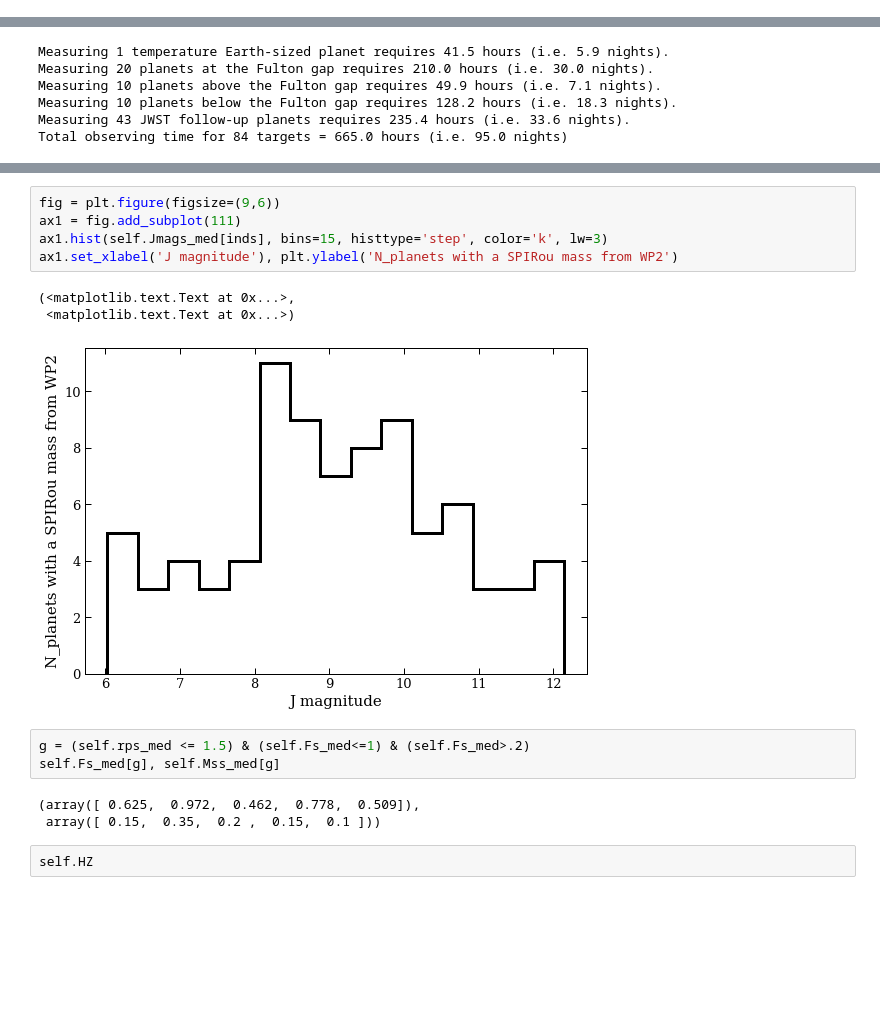
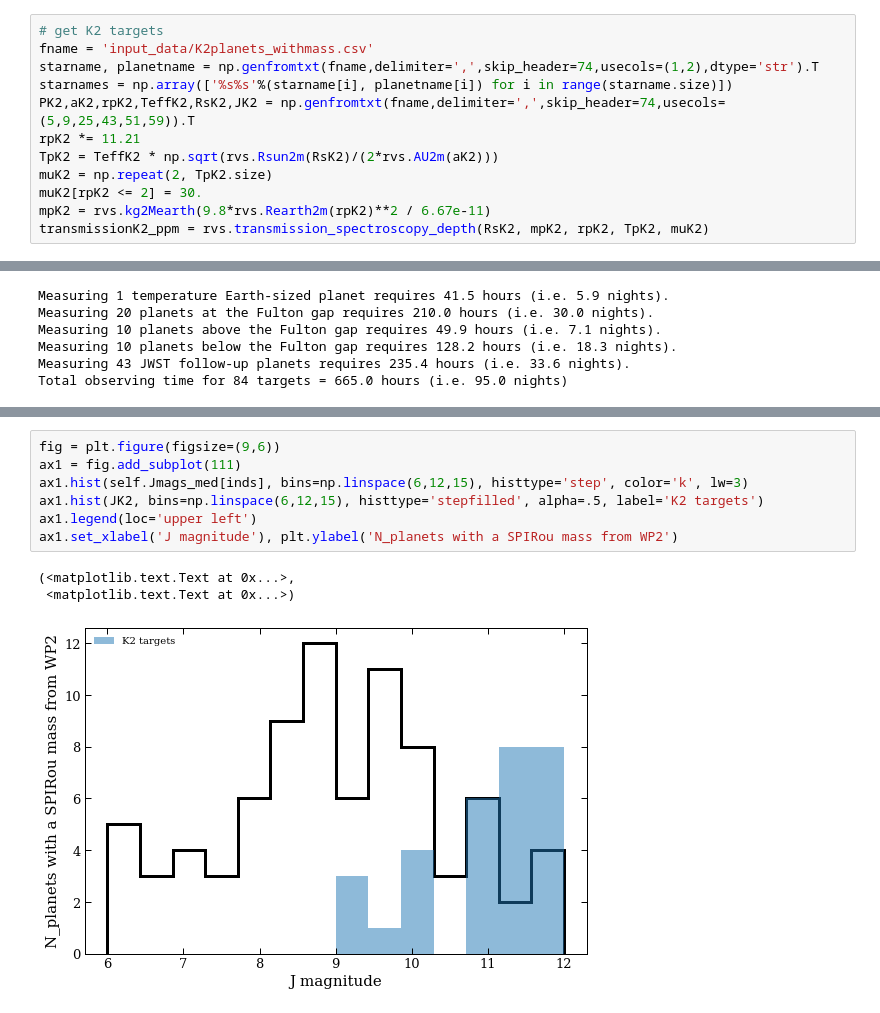
Before and after one commit to r-cloutier/RVInformation, a Jupyter notebook: WP2outline.ipynb, the cells around one changed output, grey strips where cells are left out. Drawn from its saved outputs; the diff is of its cells as text; blank space fills up the shorter version.

Commit message:
about to add more plots

```diff
--- a/WP2outline.ipynb
+++ b/WP2outline.ipynb
@@ -11,6 +11,18 @@ def get_planets(tobs, g, N=0, sort=True):
     tobsinds = np.argsort(tobs[g]) if sort else np.arange(tobs[g].size)
     inds = np.arange(tobs.size)[g][tobsinds]
     return inds if N == 0 else inds[:int(N)]
+# %%
+# get K2 targets
+fname = 'input_data/K2planets_withmass.csv'
+starname, planetname = np.genfromtxt(fname,delimiter=',',skip_header=74,usecols=(1,2),dtype='str').T
+starnames = np.array(['%s%s'%(starname[i], planetname[i]) for i in range(starname.size)])
+PK2,aK2,rpK2,TeffK2,RsK2,JK2 = np.genfromtxt(fname,delimiter=',',skip_header=74,usecols=(5,9,25,43,51,59)).T
+rpK2 *= 11.21
+TpK2 = TeffK2 * np.sqrt(rvs.Rsun2m(RsK2)/(2*rvs.AU2m(aK2)))
+muK2 = np.repeat(2, TpK2.size)
+muK2[rpK2 <= 2] = 30.
+mpK2 = rvs.kg2Mearth(9.8*rvs.Rearth2m(rpK2)**2 / 6.67e-11)
+transmissionK2_ppm = rvs.transmission_spectroscopy_depth(RsK2, mpK2, rpK2, TpK2, muK2)
 # %% [markdown]
 ## Measuring the 3$\sigma$ mass of one temperate Earth-sized planet
 # %%
@@ -223,17 +237,11 @@ ax3.set_ylim((2e2,2e3)), ax3.set_yticklabels('')
 # %%
 fig = plt.figure(figsize=(9,6))
 ax1 = fig.add_subplot(111)
-ax1.hist(self.Jmags_med[inds], bins=15, histtype='step', color='k', lw=3)
+ax1.hist(self.Jmags_med[inds], bins=np.linspace(6,12,15), histtype='step', color='k', lw=3)
+ax1.hist(JK2, bins=np.linspace(6,12,15), histtype='stepfilled', alpha=.5, label='K2 targets')
+ax1.legend(loc='upper left')
 ax1.set_xlabel('J magnitude'), plt.ylabel('N_planets with a SPIRou mass from WP2')
 # %% [output]
 (<matplotlib.text.Text at 0x...>,
  <matplotlib.text.Text at 0x...>)
-[figure, old version]
+[figure, new version]
-# %%
-g = (self.rps_med <= 1.5) & (self.Fs_med<=1) & (self.Fs_med>.2)
-self.Fs_med[g], self.Mss_med[g]
-# %% [output]
-(array([ 0.625,  0.972,  0.462,  0.778,  0.509]),
- array([ 0.15,  0.35,  0.2 ,  0.15,  0.1 ]))
-# %%
-self.HZ
```
Also changed, not shown: parts of 5 cells of this notebook, 3 other files.
